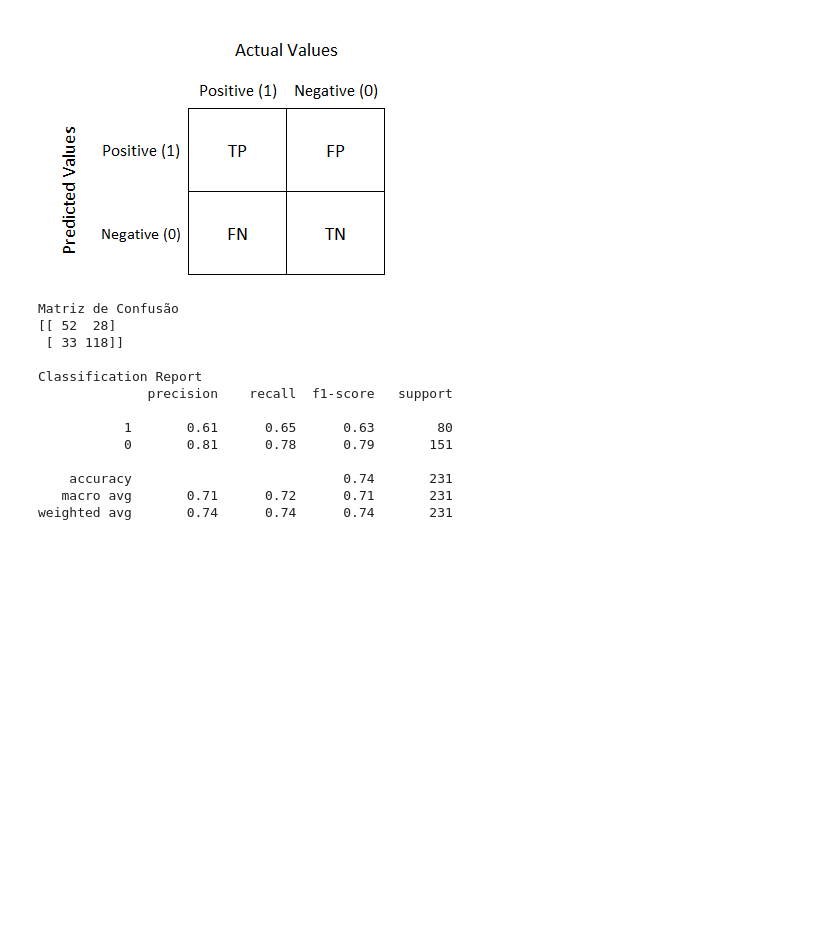
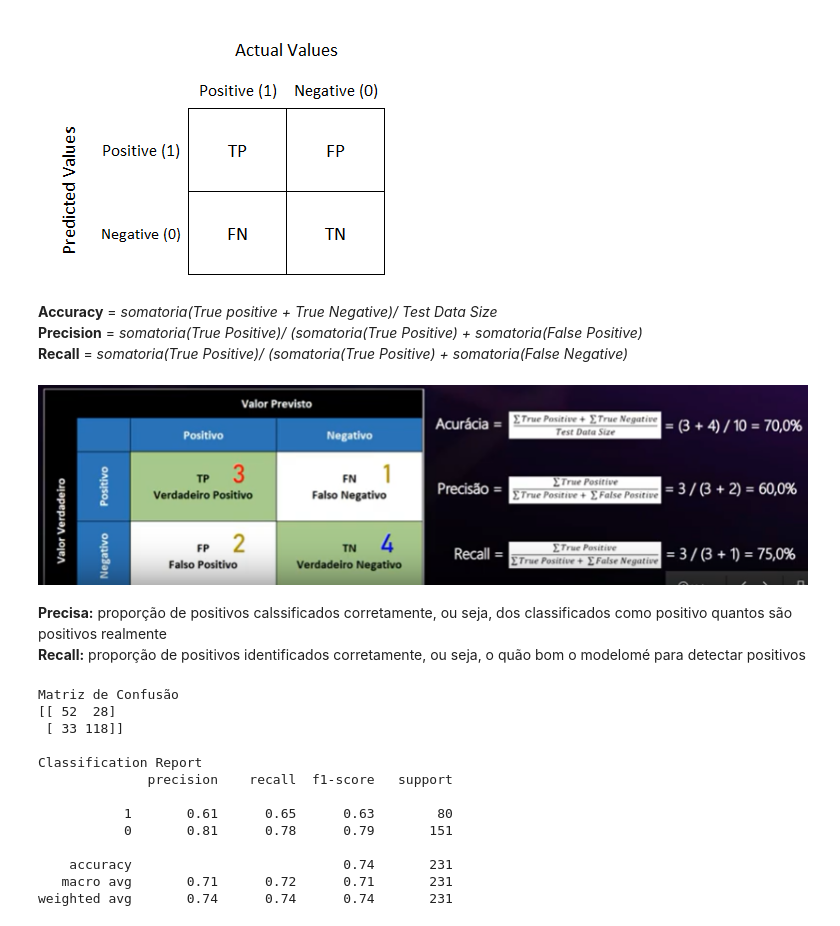
Before and after one commit to rico2290/Fundamento_Analise_Dados, a Jupyter notebook: Prevendo-Ocorrência-de-Diabete.ipynb, the cells around one changed output. Saved outputs shown, nothing was run; the diff lists cells and outputs as text; code cells hidden in the pictures; blank space fills up the shorter version.

```diff
--- a/Prevendo-Ocorrência-de-Diabete.ipynb
+++ b/Prevendo-Ocorrência-de-Diabete.ipynb
@@ -259,6 +259,18 @@ Exatidão (Accuracy): 0.7359
 Image('img/Confusion Matrix.png')
 # %% [output]
 [figure]
+# %% [markdown]
+<b>Accuracy</b> = <i>somatoria(True positive + True Negative)/ Test Data Size</i> <br>
+<b>Precision</b> = <i>somatoria(True Positive)/ (somatoria(True Positive) + somatoria(False Positive)</i> <br>
+<b>Recall</b> = <i>somatoria(True Positive)/ (somatoria(True Positive) + somatoria(False Negative)</i>
+# %%
+#### Matriz de Confusão (Exemplo)
+Image('img/example confusion matrix.PNG')
+# %% [output]
+[figure, added]
+# %% [markdown]
+<b>Precisa:</b> proporção de positivos calssificados corretamente, ou seja, dos classificados como positivo quantos são positivos realmente <br>
+<b>Recall:</b> proporção de positivos identificados corretamente, ou seja, o quão bom o modelomé para  detectar positivos
 # %%
 ### Criamos uma confusion matrix
 print('Matriz de Confusão')
```
Also changed, not shown: parts of 18 cells of this notebook, 5 other files.
